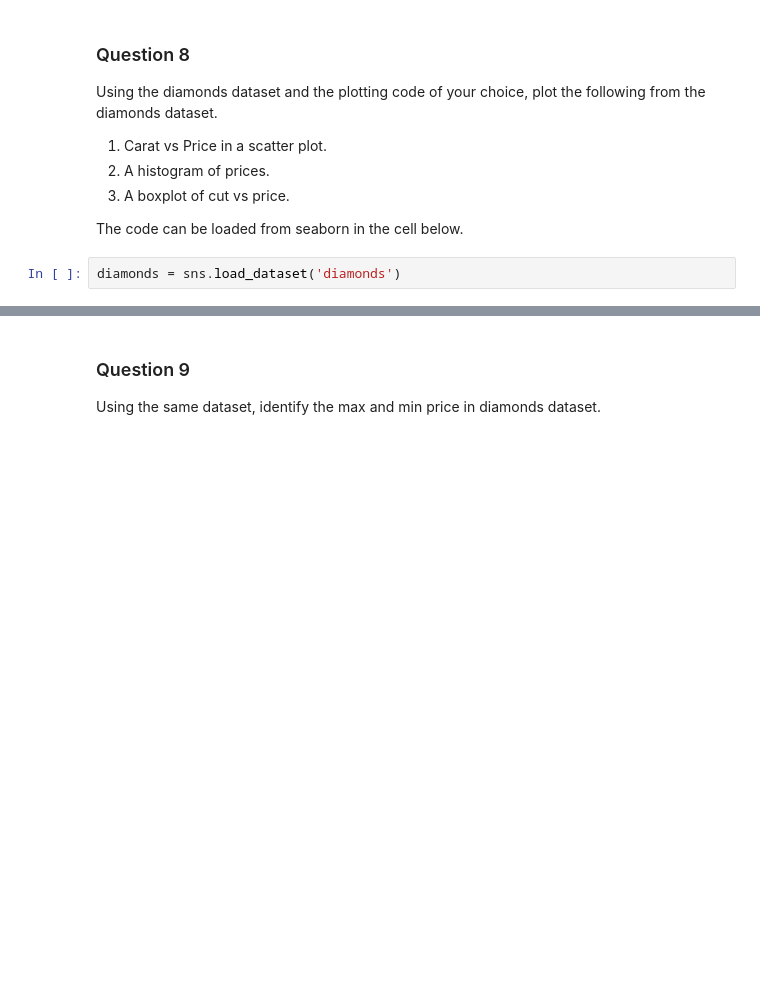
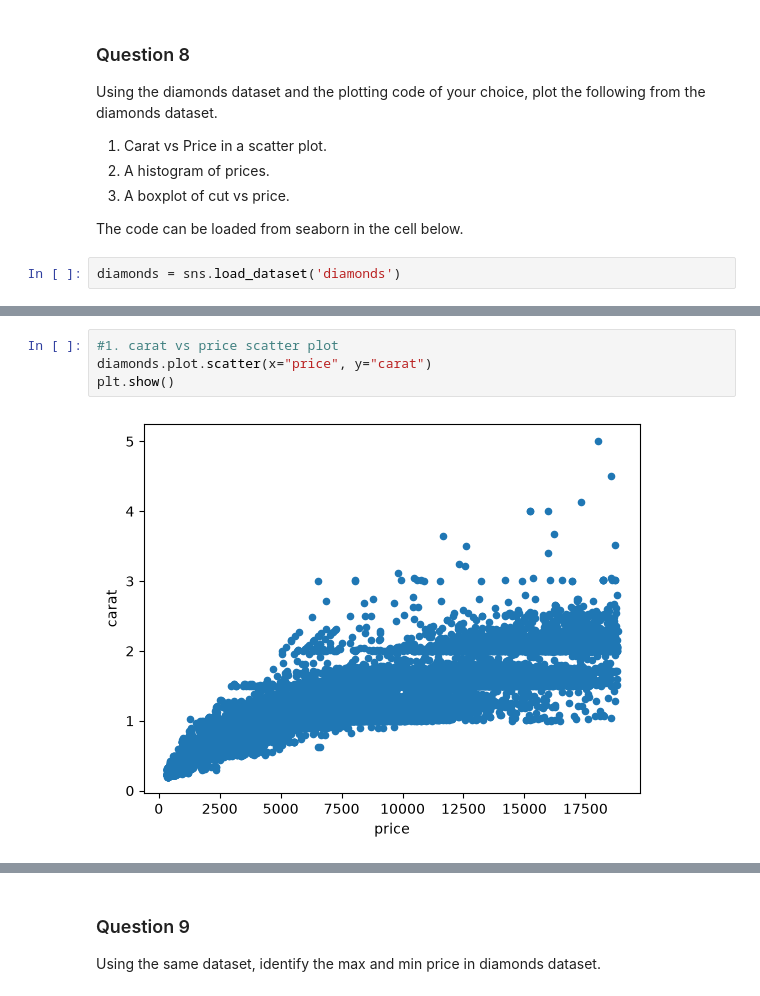
Before and after one commit to amrselimn/AMR_LIFE4138_CW, a Jupyter notebook: Coursework_files/Python_Coursework_Questions.ipynb, the cells around one changed output, grey strips where cells are left out. Cells and saved outputs as stored; diff of their text form; blank space fills up the shorter version.

```diff
--- a/Coursework_files/Python_Coursework_Questions.ipynb
+++ b/Coursework_files/Python_Coursework_Questions.ipynb
@@ -234,0 +313,6 @@ diamonds = sns.load_dataset('diamonds')
+# %%
+#1. carat vs price scatter plot
+diamonds.plot.scatter(x="price", y="carat")
+plt.show()
+# %% [output]
+[figure, added]
```
Also changed, not shown: parts of 14 cells of this notebook.
